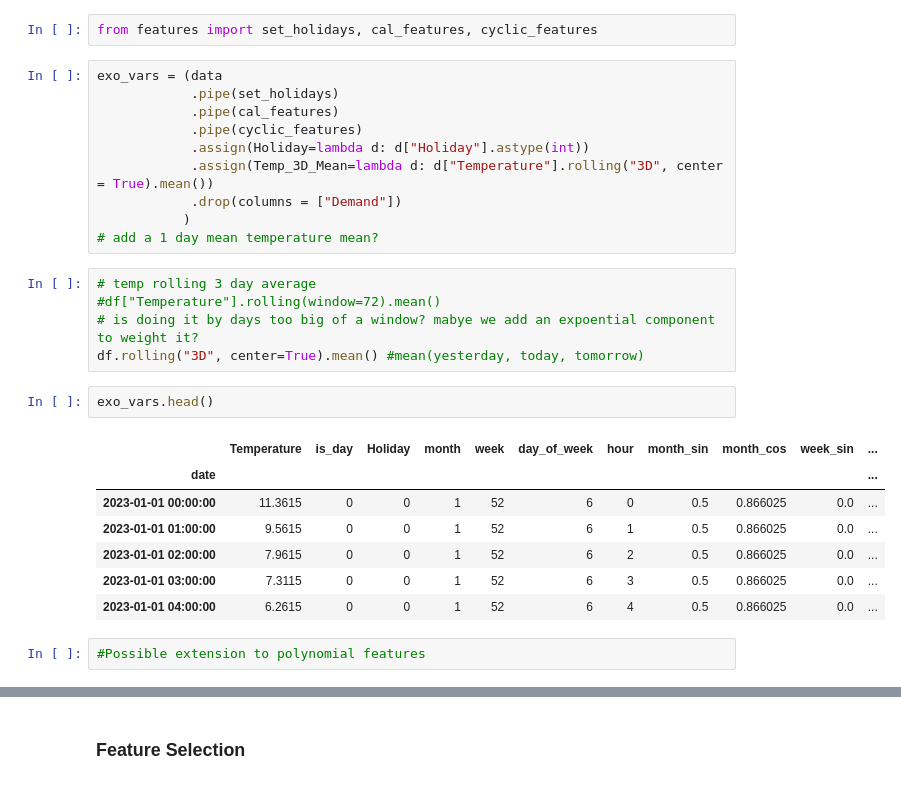
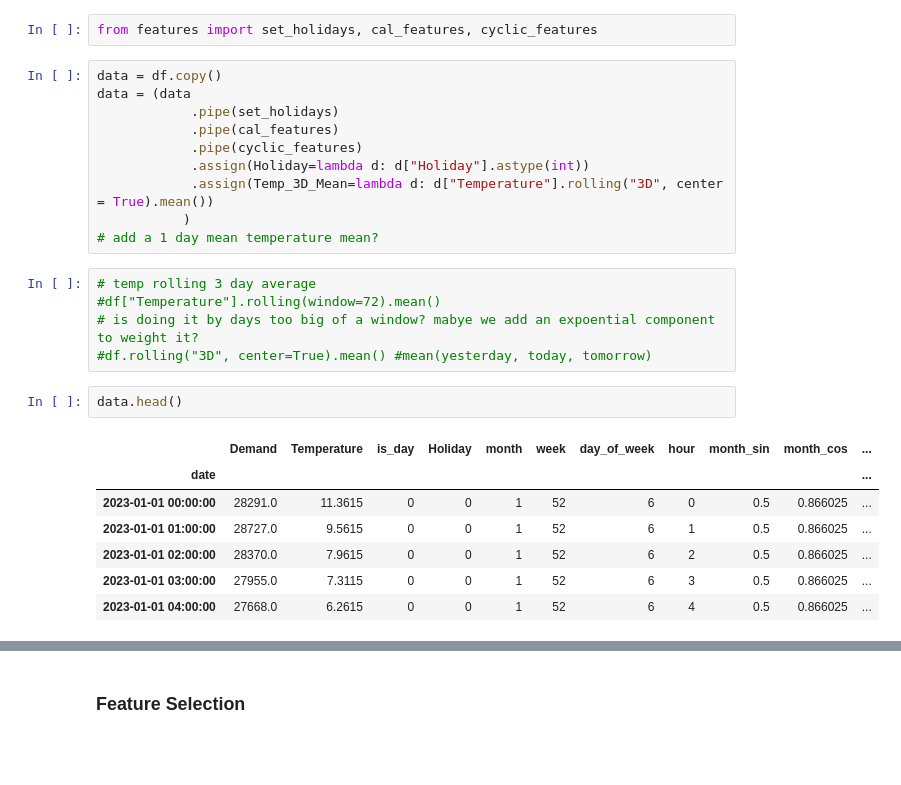
Before and after one commit to maxwellgriffith345/LoadForecast, a Jupyter notebook: notebooks/Train.ipynb, the cells around one changed output, grey strips where cells are left out. Saved outputs shown, nothing was run; the diff lists cells and outputs as text; blank space fills up the shorter version.

```diff
--- a/notebooks/Train.ipynb
+++ b/notebooks/Train.ipynb
@@ -185,29 +185,27 @@ issue with big divergence with large increases/decreases in load. the prediction
 # %%
 from features import set_holidays, cal_features, cyclic_features
 # %%
-exo_vars = (data
+data = df.copy()
+data = (data
             .pipe(set_holidays)
             .pipe(cal_features)
             .pipe(cyclic_features)
             .assign(Holiday=lambda d: d["Holiday"].astype(int))
             .assign(Temp_3D_Mean=lambda d: d["Temperature"].rolling("3D", center = True).mean())
-            .drop(columns = ["Demand"])
            )
 # add a 1 day mean temperature mean?
 # %%
 # temp rolling 3 day average
 #df["Temperature"].rolling(window=72).mean()
 # is doing it by days too big of a window? mabye we add an expoential component to weight it?
-df.rolling("3D", center=True).mean() #mean(yesterday, today, tomorrow)
+#df.rolling("3D", center=True).mean() #mean(yesterday, today, tomorrow)
 # %%
-exo_vars.head()
+data.head()
 # %% [output]
-|  | Temperature | is_day | Holiday | month | week | day_of_week | hour | month_sin | month_cos | week_sin | ... |
+|  | Demand | Temperature | is_day | Holiday | month | week | day_of_week | hour | month_sin | month_cos | ... |
 | date |  |  |  |  |  |  |  |  |  |  | ... |
-| 2023-01-01 00:00:00 | 11.3615 | 0 | 0 | 1 | 52 | 6 | 0 | 0.5 | 0.866025 | 0.0 | ... |
-| 2023-01-01 01:00:00 | 9.5615 | 0 | 0 | 1 | 52 | 6 | 1 | 0.5 | 0.866025 | 0.0 | ... |
-| 2023-01-01 02:00:00 | 7.9615 | 0 | 0 | 1 | 52 | 6 | 2 | 0.5 | 0.866025 | 0.0 | ... |
-| 2023-01-01 03:00:00 | 7.3115 | 0 | 0 | 1 | 52 | 6 | 3 | 0.5 | 0.866025 | 0.0 | ... |
-| 2023-01-01 04:00:00 | 6.2615 | 0 | 0 | 1 | 52 | 6 | 4 | 0.5 | 0.866025 | 0.0 | ... |
+| 2023-01-01 00:00:00 | 28291.0 | 11.3615 | 0 | 0 | 1 | 52 | 6 | 0 | 0.5 | 0.866025 | ... |
+| 2023-01-01 01:00:00 | 28727.0 | 9.5615 | 0 | 0 | 1 | 52 | 6 | 1 | 0.5 | 0.866025 | ... |
+| 2023-01-01 02:00:00 | 28370.0 | 7.9615 | 0 | 0 | 1 | 52 | 6 | 2 | 0.5 | 0.866025 | ... |
+| 2023-01-01 03:00:00 | 27955.0 | 7.3115 | 0 | 0 | 1 | 52 | 6 | 3 | 0.5 | 0.866025 | ... |
+| 2023-01-01 04:00:00 | 27668.0 | 6.2615 | 0 | 0 | 1 | 52 | 6 | 4 | 0.5 | 0.866025 | ... |
-# %%
-#Possible extension to polynomial features
```
Also changed, not shown: parts of 9 cells of this notebook, 1 other file.
